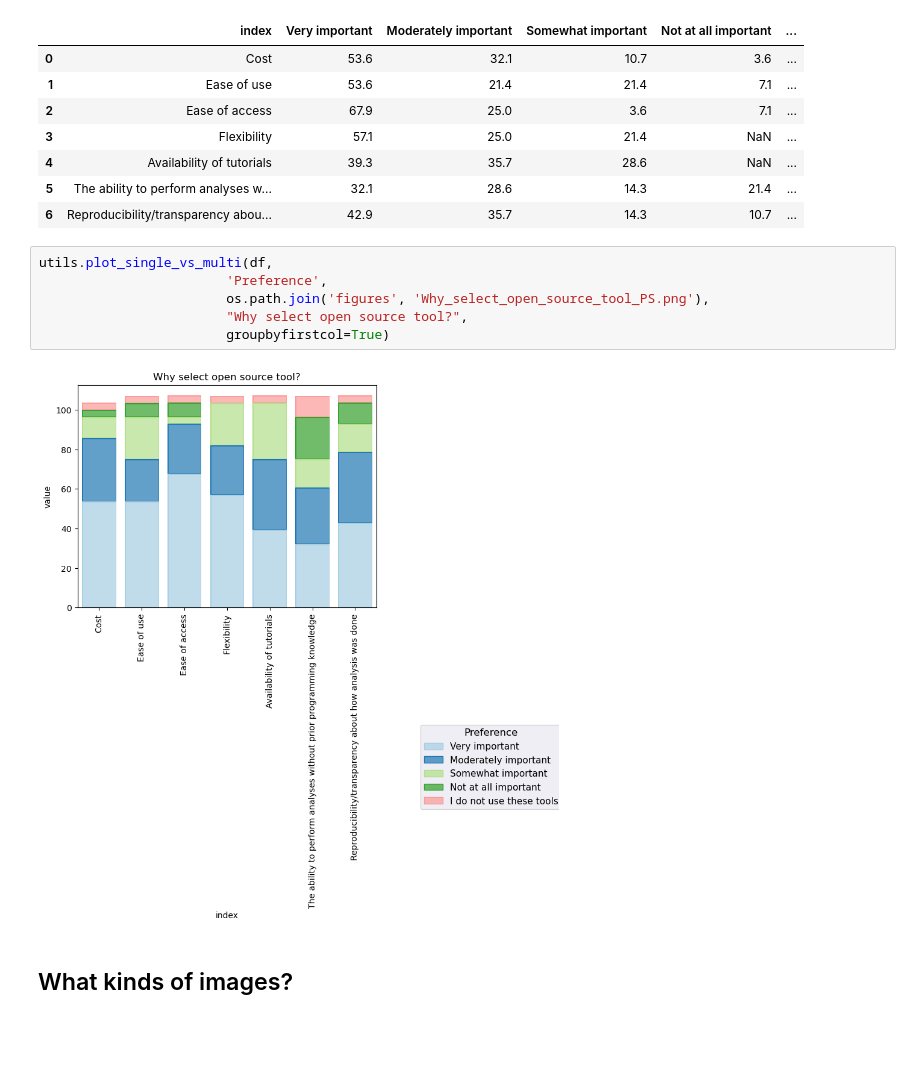
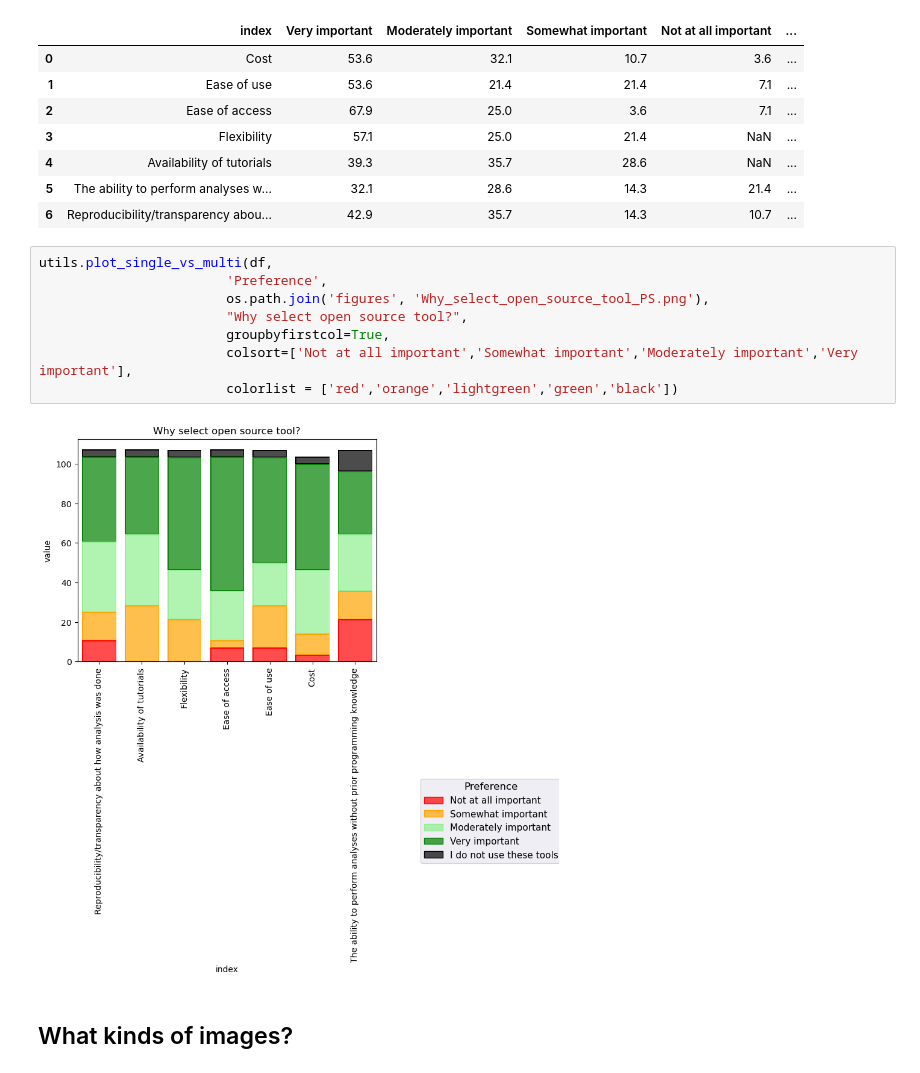
Before and after one commit to COBA-NIH/2024_Bridging_Imaging_Users_to_Imaging_Analysis_Survey, a Jupyter notebook: 5_Physical_Sciences.ipynb, the cells around one changed output. Cells and saved outputs as stored; diff of their text form; blank space fills up the shorter version.

```diff
--- a/5_Physical_Sciences.ipynb
+++ b/5_Physical_Sciences.ipynb
@@ -99,11 +99,13 @@ df
 # %%
 utils.plot_single_vs_multi(df,
                         'Preference',
                         os.path.join('figures', 'Why_select_open_source_tool_PS.png'),
                         "Why select open source tool?",
-                        groupbyfirstcol=True)
+                        groupbyfirstcol=True,
+                        colsort=['Not at all important','Somewhat important','Moderately important','Very important'],
+                        colorlist = ['red','orange','lightgreen','green','black'])
 # %% [output]
-[figure, old version]
+[figure, new version]
 # %% [markdown]
 ## What kinds of images?
 # %%
```
Also changed, not shown: 7 other files.
